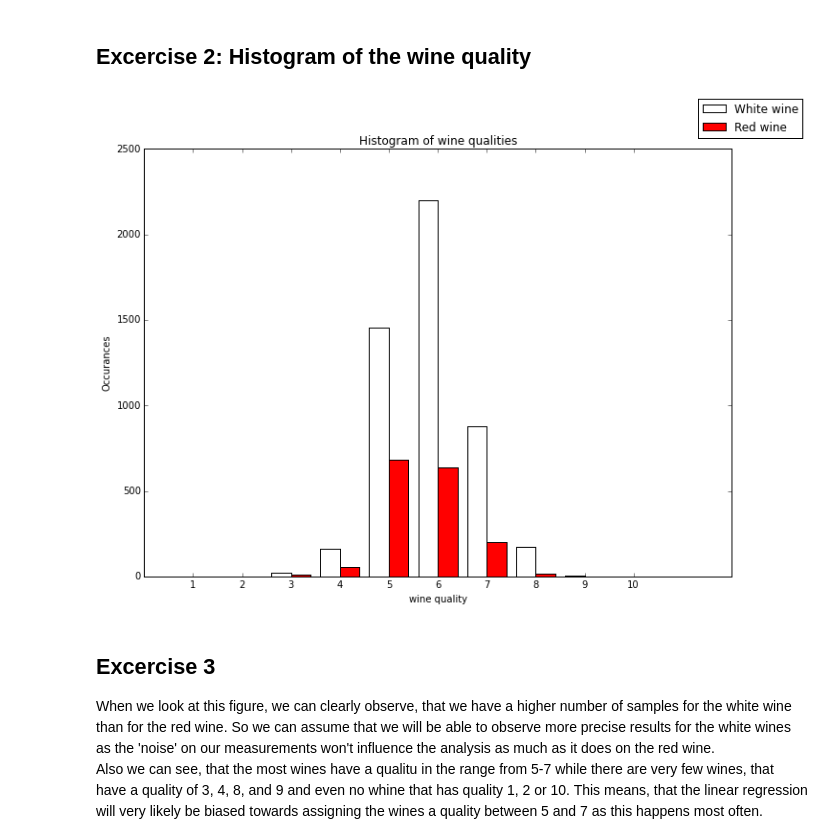
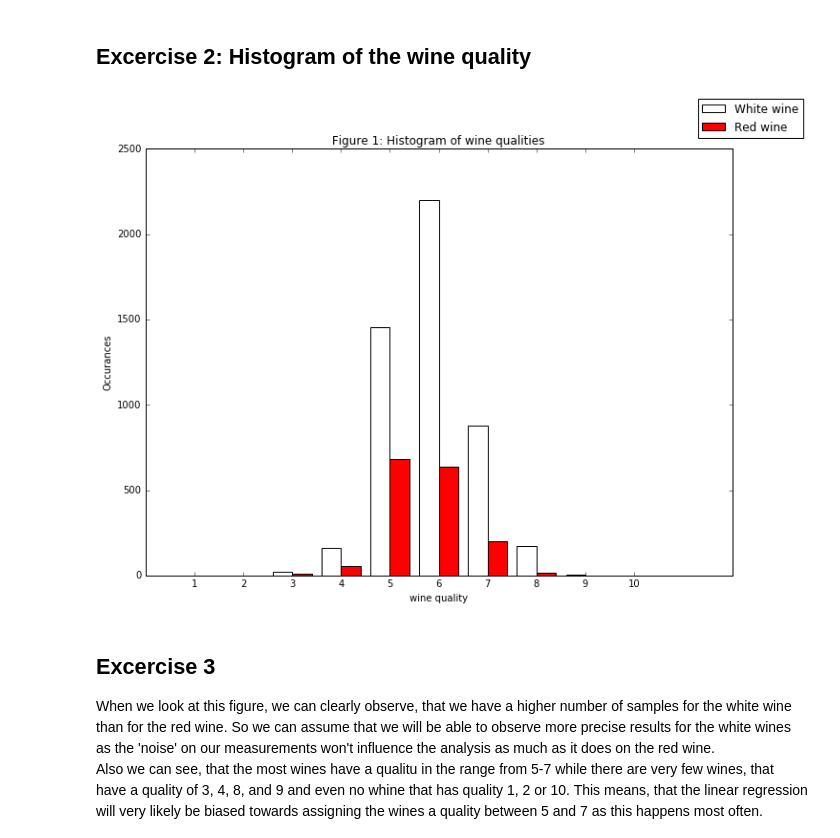
Before and after one commit to adriculteur/ASI_Assignment, a Jupyter notebook: ASI_Assignment.ipynb, the cells around one changed output. Saved outputs shown, nothing was run; the diff lists cells and outputs as text; code cells hidden in the pictures.

```diff
--- a/ASI_Assignment.ipynb
+++ b/ASI_Assignment.ipynb
@@ -9,8 +9,8 @@ import numpy as np
 import pandas as pd
 
 # read the datafiles
-redWine = pd.read_csv('winequality-red.csv', sep=';', header=0)
-whiteWine = pd.read_csv('winequality-white.csv', sep=';', header=0)
+redWine = pd.read_csv('data/winequality-red.csv', sep=';', header=0)
+whiteWine = pd.read_csv('data/winequality-white.csv', sep=';', header=0)
 
 ## TODO: check for NA-data
 # %%
@@ -52,35 +52,35 @@ whiteValues = np.zeros(10)
 
 ## the code below can be used for normalization of the values
 #sumRedWine = sum(histogramRed)
 #sumWhiteWine = sum(histogramWhite)
 
 for key in redKeys:
     redValues[key-1] = histogramRed[key]# / sumRedWine
 for key in whiteKeys:
     whiteValues[key-1] = histogramWhite[key]# / sumWhiteWine
 
 ind = np.arange(1, 11)                # the x locations for the groups
 width = 0.4
 
 white = plt.bar(ind-width, whiteValues, width,
                 color='white')
 
 red = plt.bar(ind, redValues, width,
                     color='red')
 
 # axes and labels
 plt.ylabel('Occurances')
 plt.xlabel('wine quality')
-plt.title('Histogram of wine qualities')
+plt.title('Figure 1: Histogram of wine qualities')
 xTickMarks = ind
 xtickNames = plt.xticks(xTickMarks)
 
 ## add a legend
 fig.legend( (white[0], red[0]), ('White wine', 'Red wine') )
 
 plt.show()
 # %% [output]
-[figure, old version]
+[figure, new version]
 # %% [markdown]
 ## Excercise 3
 When we look at this figure, we can clearly observe, that we have a higher number of samples for the white wine than for the red wine. So we can assume that we will be able to observe more precise results for the white wines as the 'noise' on our measurements won't influence the analysis as much as it does on the red wine.
```
Also changed, not shown: parts of 14 cells of this notebook.
